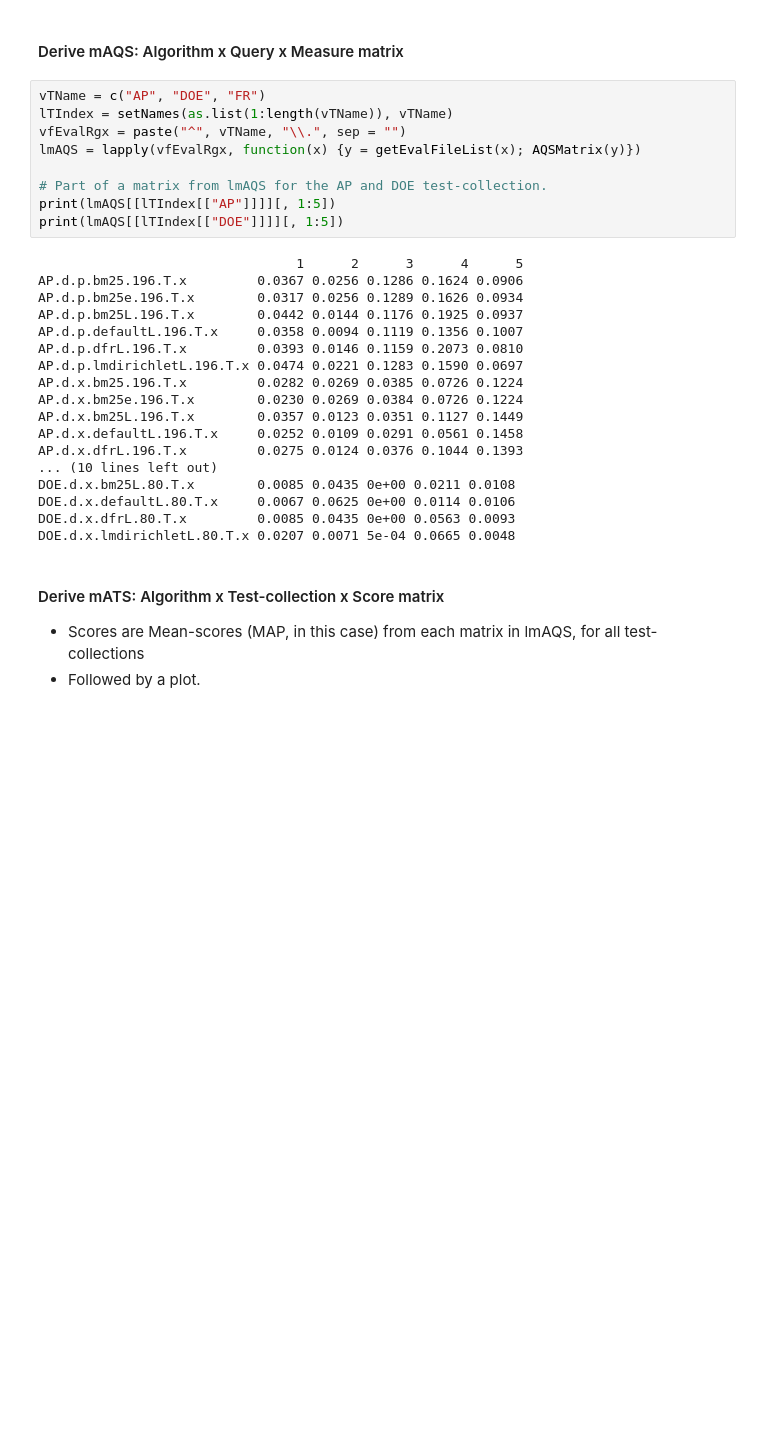
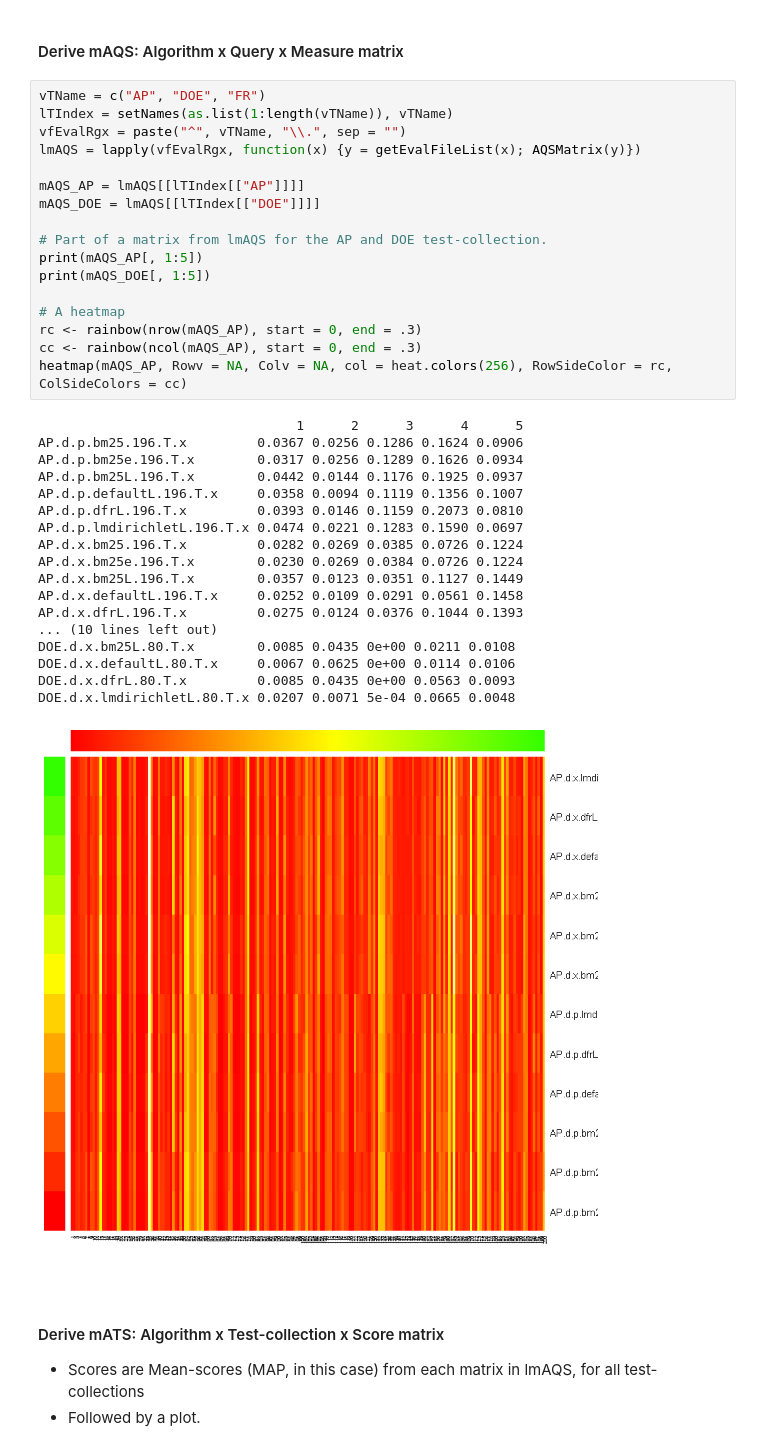
Before and after one commit to TheSeaOfRhun/IREval, a Jupyter notebook: xcollection/xcollection.ipynb, the cells around one changed output. Cells and saved outputs as stored; diff of their text form; blank space fills up the shorter version.

Commit message:
Add heatmap.

```diff
--- a/xcollection/xcollection.ipynb
+++ b/xcollection/xcollection.ipynb
@@ -106,30 +106,39 @@ Rprec                   0.1351    0.0935    0.1622    0.2683    0.1750
 # %%
 vTName = c("AP", "DOE", "FR")
 lTIndex = setNames(as.list(1:length(vTName)), vTName)
 vfEvalRgx = paste("^", vTName, "\\.", sep = "")
 lmAQS = lapply(vfEvalRgx, function(x) {y = getEvalFileList(x); AQSMatrix(y)})
 
+mAQS_AP = lmAQS[[lTIndex[["AP"]]]]
+mAQS_DOE = lmAQS[[lTIndex[["DOE"]]]]
+
 # Part of a matrix from lmAQS for the AP and DOE test-collection.
-print(lmAQS[[lTIndex[["AP"]]]][, 1:5])
-print(lmAQS[[lTIndex[["DOE"]]]][, 1:5])
+print(mAQS_AP[, 1:5])
+print(mAQS_DOE[, 1:5])
+
+# A heatmap
+rc <- rainbow(nrow(mAQS_AP), start = 0, end = .3)
+cc <- rainbow(ncol(mAQS_AP), start = 0, end = .3)
+heatmap(mAQS_AP, Rowv = NA, Colv = NA, col = heat.colors(256), RowSideColor = rc, ColSideColors = cc)
 # %% [output]
                                  1      2      3      4      5
 AP.d.p.bm25.196.T.x         0.0367 0.0256 0.1286 0.1624 0.0906
 AP.d.p.bm25e.196.T.x        0.0317 0.0256 0.1289 0.1626 0.0934
 AP.d.p.bm25L.196.T.x        0.0442 0.0144 0.1176 0.1925 0.0937
 AP.d.p.defaultL.196.T.x     0.0358 0.0094 0.1119 0.1356 0.1007
 AP.d.p.dfrL.196.T.x         0.0393 0.0146 0.1159 0.2073 0.0810
 AP.d.p.lmdirichletL.196.T.x 0.0474 0.0221 0.1283 0.1590 0.0697
 AP.d.x.bm25.196.T.x         0.0282 0.0269 0.0385 0.0726 0.1224
 AP.d.x.bm25e.196.T.x        0.0230 0.0269 0.0384 0.0726 0.1224
 AP.d.x.bm25L.196.T.x        0.0357 0.0123 0.0351 0.1127 0.1449
 AP.d.x.defaultL.196.T.x     0.0252 0.0109 0.0291 0.0561 0.1458
 AP.d.x.dfrL.196.T.x         0.0275 0.0124 0.0376 0.1044 0.1393
 ... (10 lines left out)
 DOE.d.x.bm25L.80.T.x        0.0085 0.0435 0e+00 0.0211 0.0108
 DOE.d.x.defaultL.80.T.x     0.0067 0.0625 0e+00 0.0114 0.0106
 DOE.d.x.dfrL.80.T.x         0.0085 0.0435 0e+00 0.0563 0.0093
 DOE.d.x.lmdirichletL.80.T.x 0.0207 0.0071 5e-04 0.0665 0.0048
+[figure, added]
 # %% [markdown]
 #### Derive mATS: Algorithm x Test-collection x Score matrix
 
```
